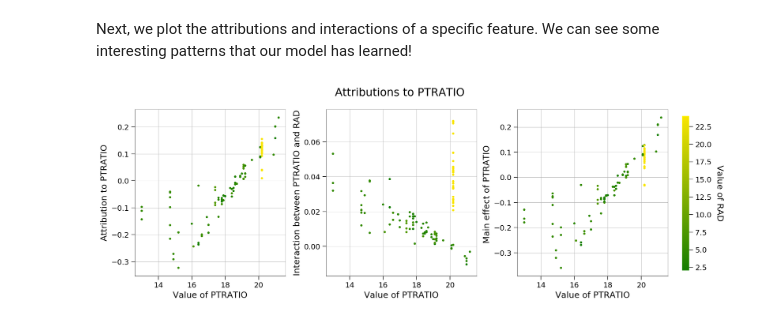
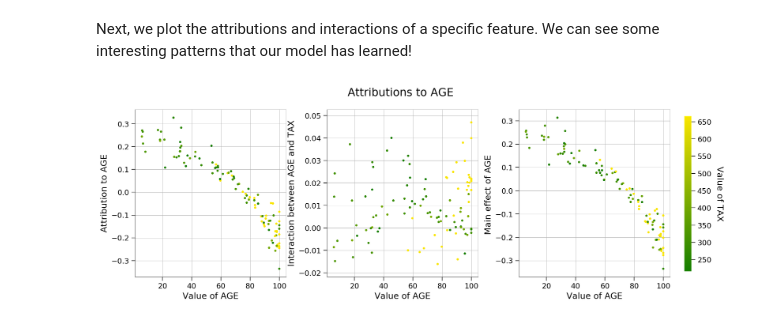
Before and after one commit to suinleelab/path_explain, a Jupyter notebook: example_usage.ipynb, the cells around one changed output. Cells and saved outputs as stored; diff of their text form; code cells hidden in the pictures.

```diff
--- a/example_usage.ipynb
+++ b/example_usage.ipynb
@@ -101,10 +101,10 @@ Next, we plot the attributions and interactions of a specific feature. We can se
 # %%
 fig, axs = scatter_plot(attributions,
                         x_test,
-                        feature_index='PTRATIO',
+                        feature_index='AGE',
                         interactions=interactions,
-                        color_by='RAD',
+                        color_by='TAX',
                         feature_names=feature_names,
                         scale_y_ind=True)
 # %% [output]
-[figure, old version]
+[figure, new version]
```
Also changed, not shown: parts of 3 cells of this notebook.
